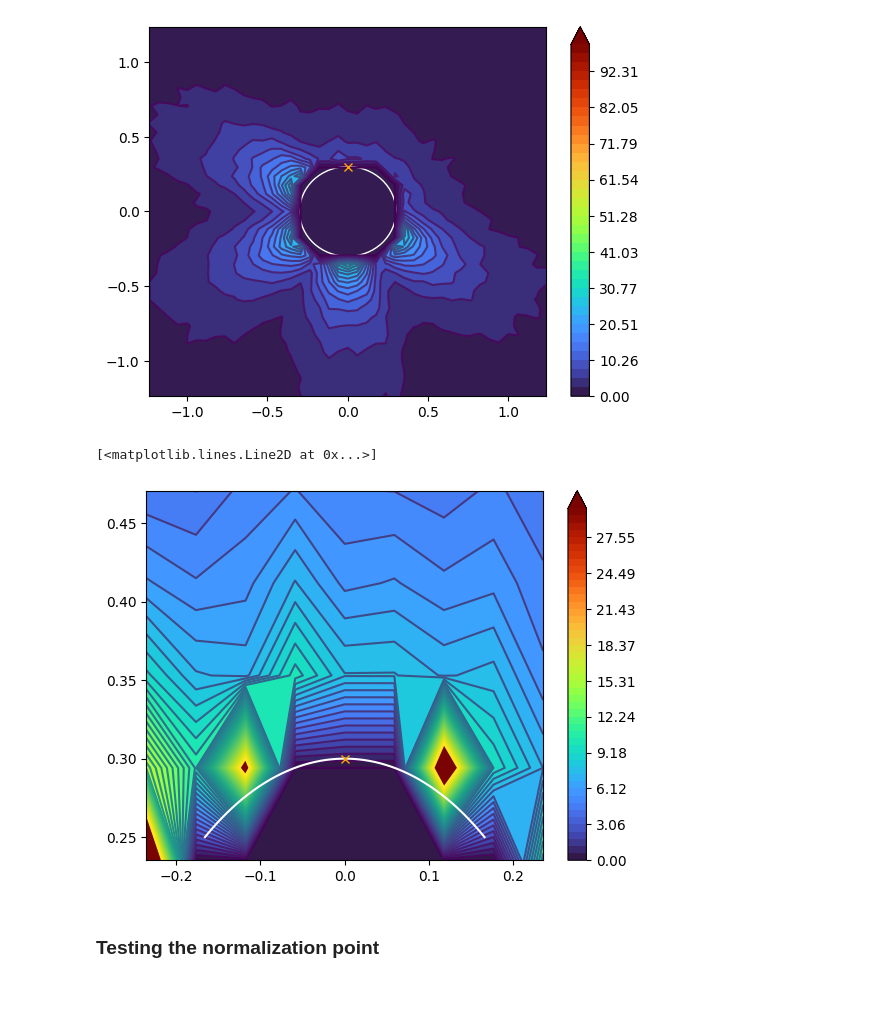
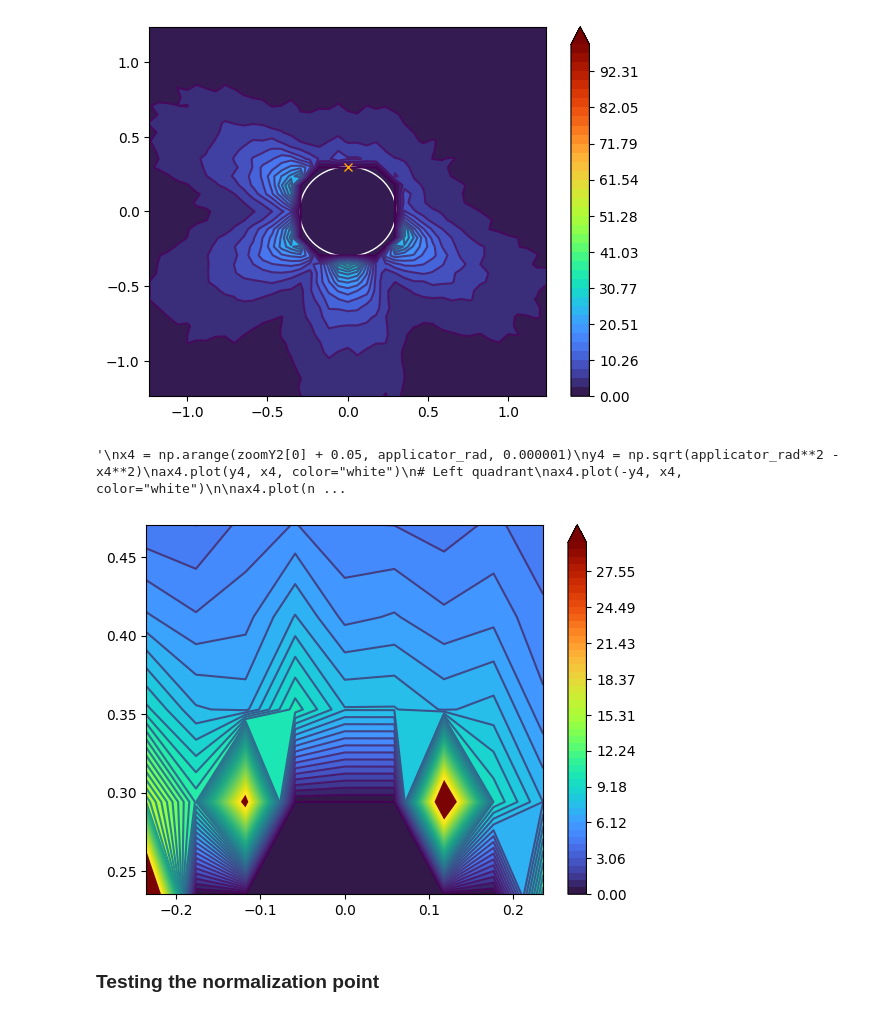
Before and after one commit to seandiscovery/modulated_shielding, a Jupyter notebook: ipynbs_Yb/2rods_08_08/2rods_12oclock_1e7_85bins_2.5cm.ipynb, the cells around one changed output. Cells and saved outputs as stored; diff of their text form; code cells hidden in the pictures.

```diff
--- a/ipynbs_Yb/2rods_08_08/2rods_12oclock_1e7_85bins_2.5cm.ipynb
+++ b/ipynbs_Yb/2rods_08_08/2rods_12oclock_1e7_85bins_2.5cm.ipynb
@@ -29,6 +29,9 @@ rngX = (-1.25, 1.25)
 rngY = (-1.25, 1.25)
 # %% [output]
 34
+# %%
+# Extract energy at normalization point
+norm_energy, __ = extract_norm_energy(file, source_plane, 2, norm_point, bins, lattice)
 # %% [markdown]
 ### No zeroing - source dominates
 # %%
@@ -101,31 +104,33 @@ zoomY2 = (0.20, 0.5)
 zeroed = source_rad[3]
 
 X2, Y2, energy2, std_dev2 = contour_energy(file, (bins, bins), dose_grid_half, source_plane, 2, zoomX2, zoomY2, source_rad=zeroed,
-                                           scale=True, norm_point=norm_point, zero_source=True, std_dev=False)
+                                           scale=True, norm_energy=norm_energy, zero_source=True, std_dev=False)
 # %%
 # Linear norm
 fig4, ax4 = plt.subplots()
 
 # Attempt to use levels to manually cut off energy at dose = 100%
 # Note that adjusting the max value of the linspace is equivalent to changing the zeroing radius
 levels = np.linspace(0, 30, num=50)
 
 contour = ax4.contourf(X2, Y2, energy2, locator=ticker.LinearLocator(), levels=levels, extend="max", cmap="turbo")
 ax4.contour(X2, Y2, energy2, levels=levels, extend="max")
 cbar = fig3.colorbar(contour)
 
 # Draw applicator edge on plot - note reversal of X, Y compared to other contour zeroing plots
 # Right quadrant
+"""
 x4 = np.arange(zoomY2[0] + 0.05, applicator_rad, 0.000001)
 y4 = np.sqrt(applicator_rad**2 - x4**2)
 ax4.plot(y4, x4, color="white")
 # Left quadrant
 ax4.plot(-y4, x4, color="white")
 
 ax4.plot(norm_point[0], norm_point[1], color="orange", marker="x")
+"""
 # %% [output]
-[<matplotlib.lines.Line2D at 0x...>]
+'\nx4 = np.arange(zoomY2[0] + 0.05, applicator_rad, 0.000001)\ny4 = np.sqrt(applicator_rad**2 - x4**2)\nax4.plot(y4, x4, color="white")\n# Left quadrant\nax4.plot(-y4, x4, color="white")\n\nax4.plot(n ...
-[figure, old version]
+[figure, new version]
 # %% [markdown]
 ### Testing the normalization point
 # %%
```
Also changed, not shown: parts of 5 cells of this notebook, 6 other files.
